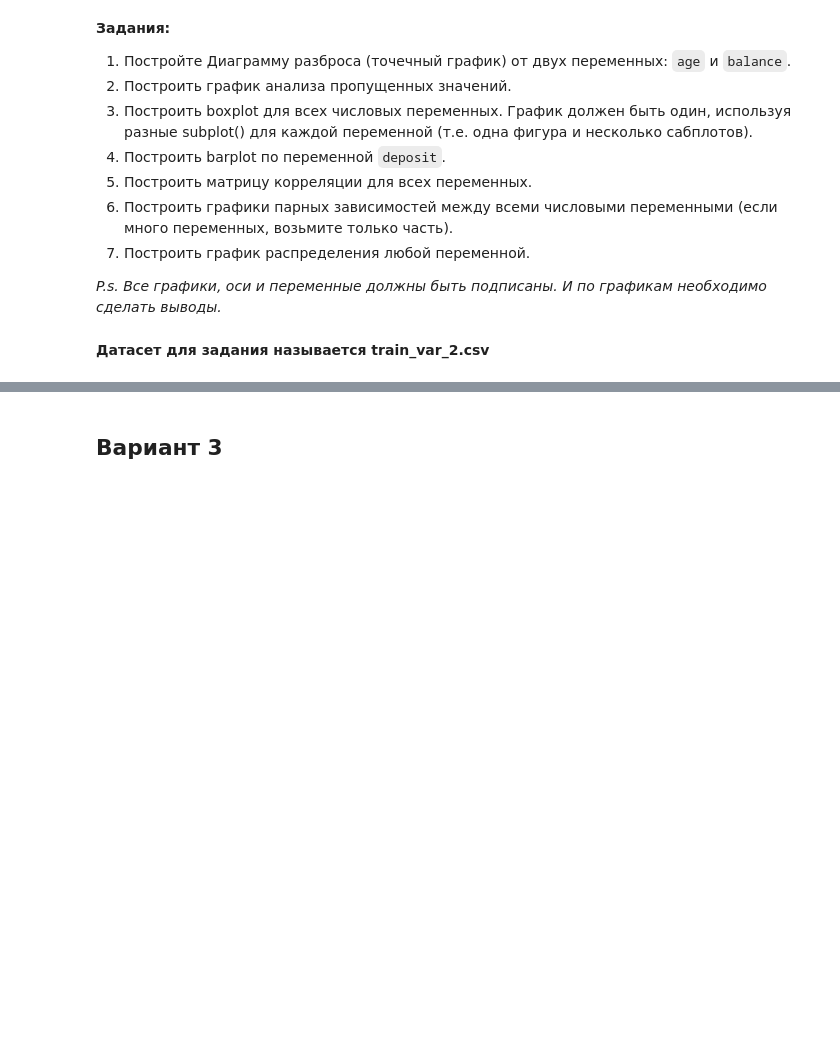
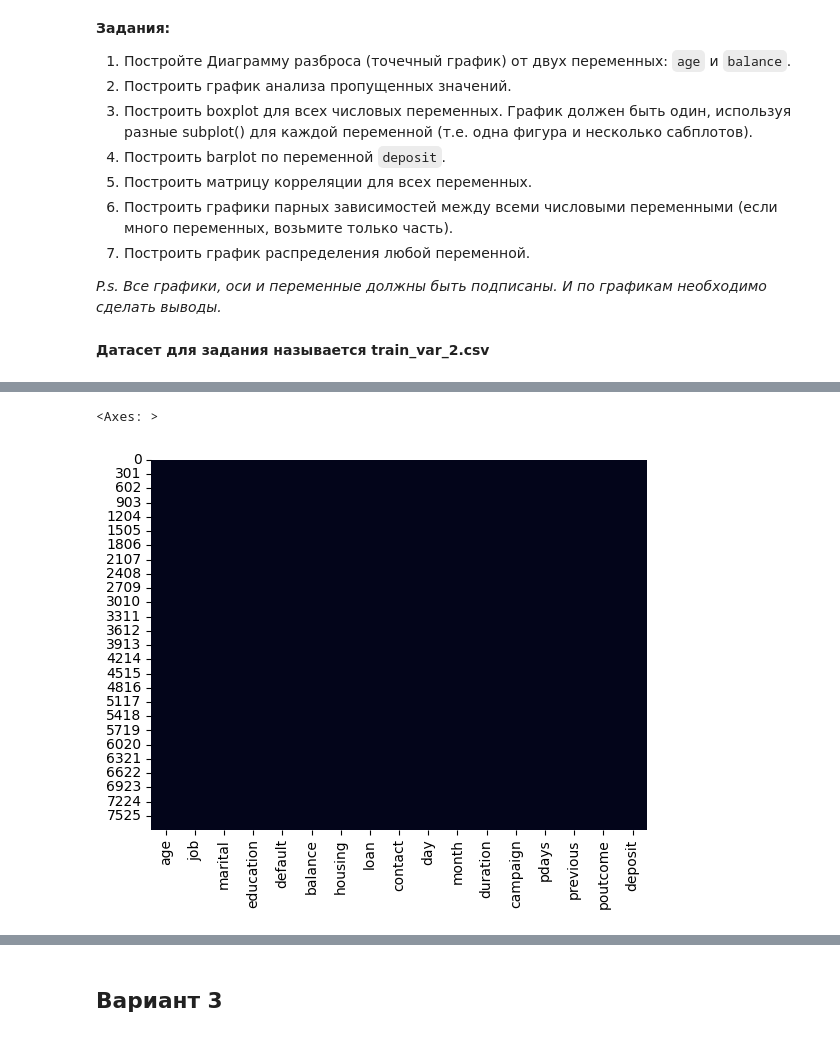
Before and after one commit to AndreDon0/ADA, a Jupyter notebook: Homework_7/ЦК_ДЗ_Визуализация_+_EDA.ipynb, the cells around one changed output, grey strips where cells are left out. Drawn from its saved outputs; the diff is of its cells as text; code cells hidden in the pictures; blank space fills up the shorter version.

```diff
--- a/Homework_7/ЦК_ДЗ_Визуализация_+_EDA.ipynb
+++ b/Homework_7/ЦК_ДЗ_Визуализация_+_EDA.ipynb
@@ -263,6 +245,6 @@ AttributeError: module 'seaborn' has no attribute 'pplot'
 import pandas as pd
 import matplotlib.pyplot as plt
 
-df = pd.read_csv()
+df = pd.read_csv("train_var_2.csv")
 df.head()
 # %% [output]
@@ -269,0 +323,5 @@ TypeError: read_csv() missing 1 required positional argument: 'filepath_or_buffe
+# %%
+sns.heatmap(df.isnull(), cbar=False)
+# %% [output]
+<Axes: >
+[figure, added]
```
Also changed, not shown: parts of 23 cells of this notebook, 3 other files.
